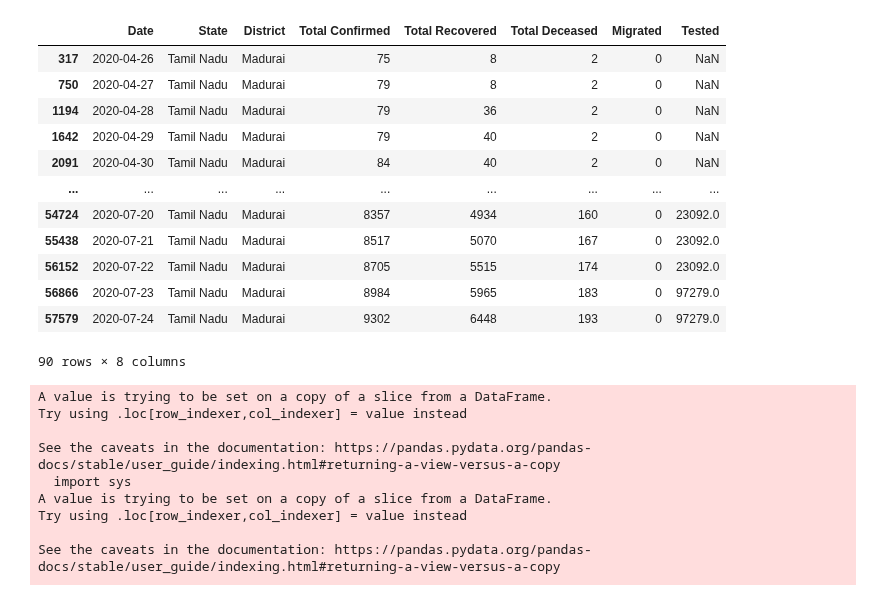
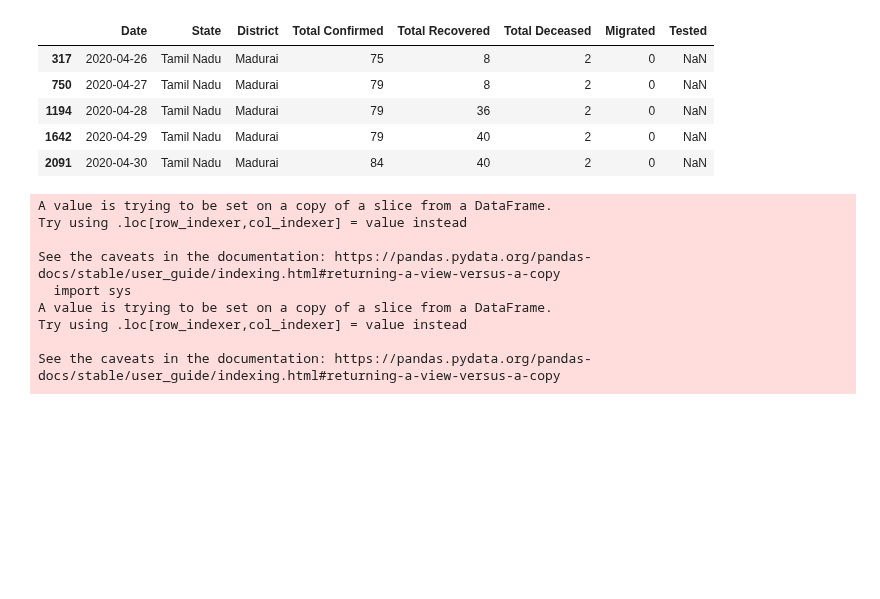
Before and after one commit to skbhere/COVID-19-Case-Forecasting, a Jupyter notebook: 02_Mdu.ipynb, the cells around one changed output. Drawn from its saved outputs; the diff is of its cells as text; code cells hidden in the pictures; blank space fills up the shorter version.

```diff
--- a/02_Mdu.ipynb
+++ b/02_Mdu.ipynb
@@ -16,21 +16,14 @@ DF.rename(columns={'Confirmed':'Total Confirmed',
 xx=len(DF) - 1
 DF=DF.head(xx)
 # %%
-DF
+DF.head()
 # %% [output]
 |  | Date | State | District | Total Confirmed | Total Recovered | Total Deceased | Migrated | Tested |
 | 317 | 2020-04-26 | Tamil Nadu | Madurai | 75 | 8 | 2 | 0 | NaN |
 | 750 | 2020-04-27 | Tamil Nadu | Madurai | 79 | 8 | 2 | 0 | NaN |
 | 1194 | 2020-04-28 | Tamil Nadu | Madurai | 79 | 36 | 2 | 0 | NaN |
 | 1642 | 2020-04-29 | Tamil Nadu | Madurai | 79 | 40 | 2 | 0 | NaN |
 | 2091 | 2020-04-30 | Tamil Nadu | Madurai | 84 | 40 | 2 | 0 | NaN |
-| ... | ... | ... | ... | ... | ... | ... | ... | ... |
-| 54724 | 2020-07-20 | Tamil Nadu | Madurai | 8357 | 4934 | 160 | 0 | 23092.0 |
-| 55438 | 2020-07-21 | Tamil Nadu | Madurai | 8517 | 5070 | 167 | 0 | 23092.0 |
-| 56152 | 2020-07-22 | Tamil Nadu | Madurai | 8705 | 5515 | 174 | 0 | 23092.0 |
-| 56866 | 2020-07-23 | Tamil Nadu | Madurai | 8984 | 5965 | 183 | 0 | 97279.0 |
-| 57579 | 2020-07-24 | Tamil Nadu | Madurai | 9302 | 6448 | 193 | 0 | 97279.0 |
-90 rows × 8 columns
 # %%
 TConfirmed = list(DF["Total Confirmed"])
 DConfirmed = [None] * len(DF)
```
Also changed, not shown: parts of 22 cells of this notebook.
